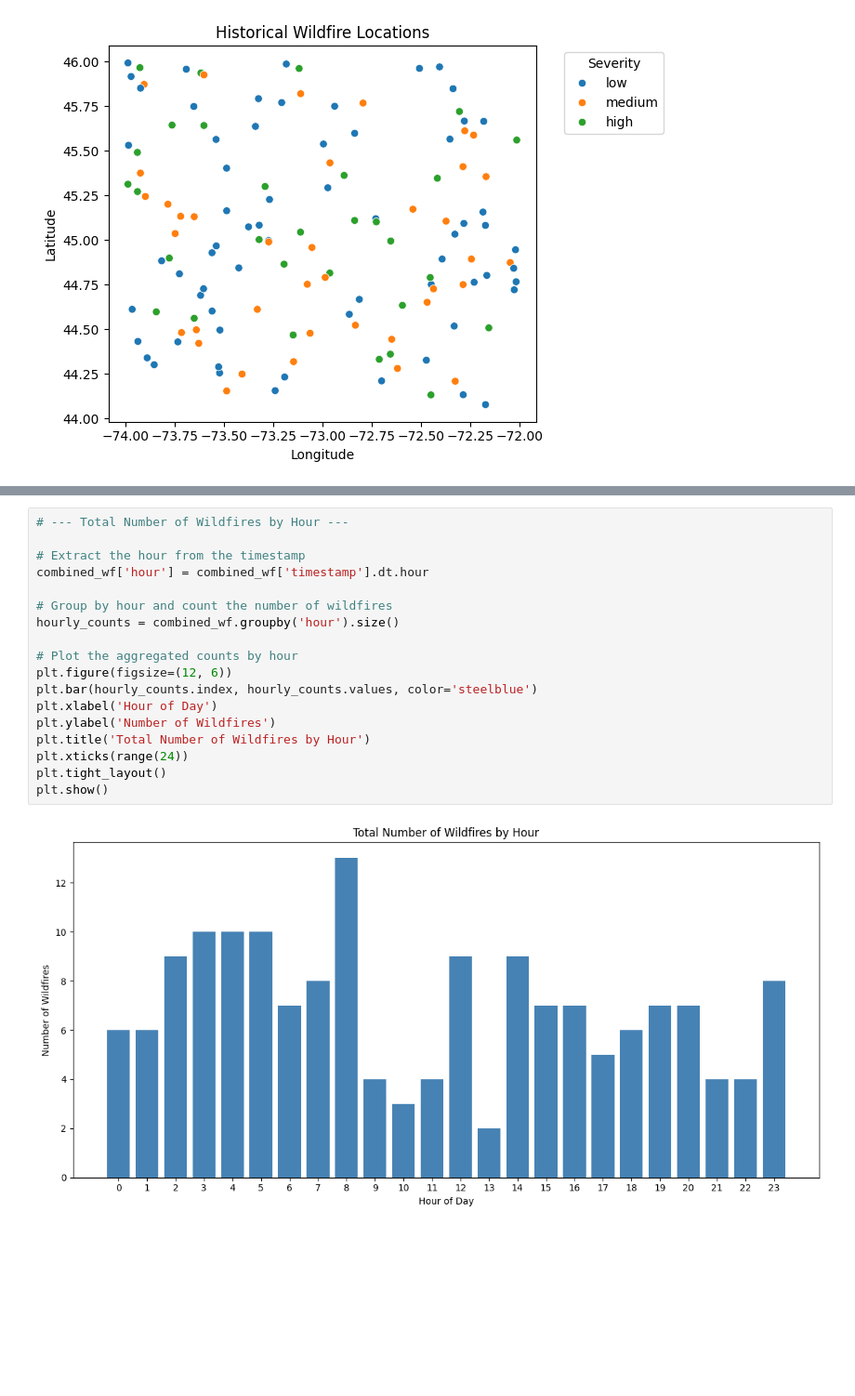
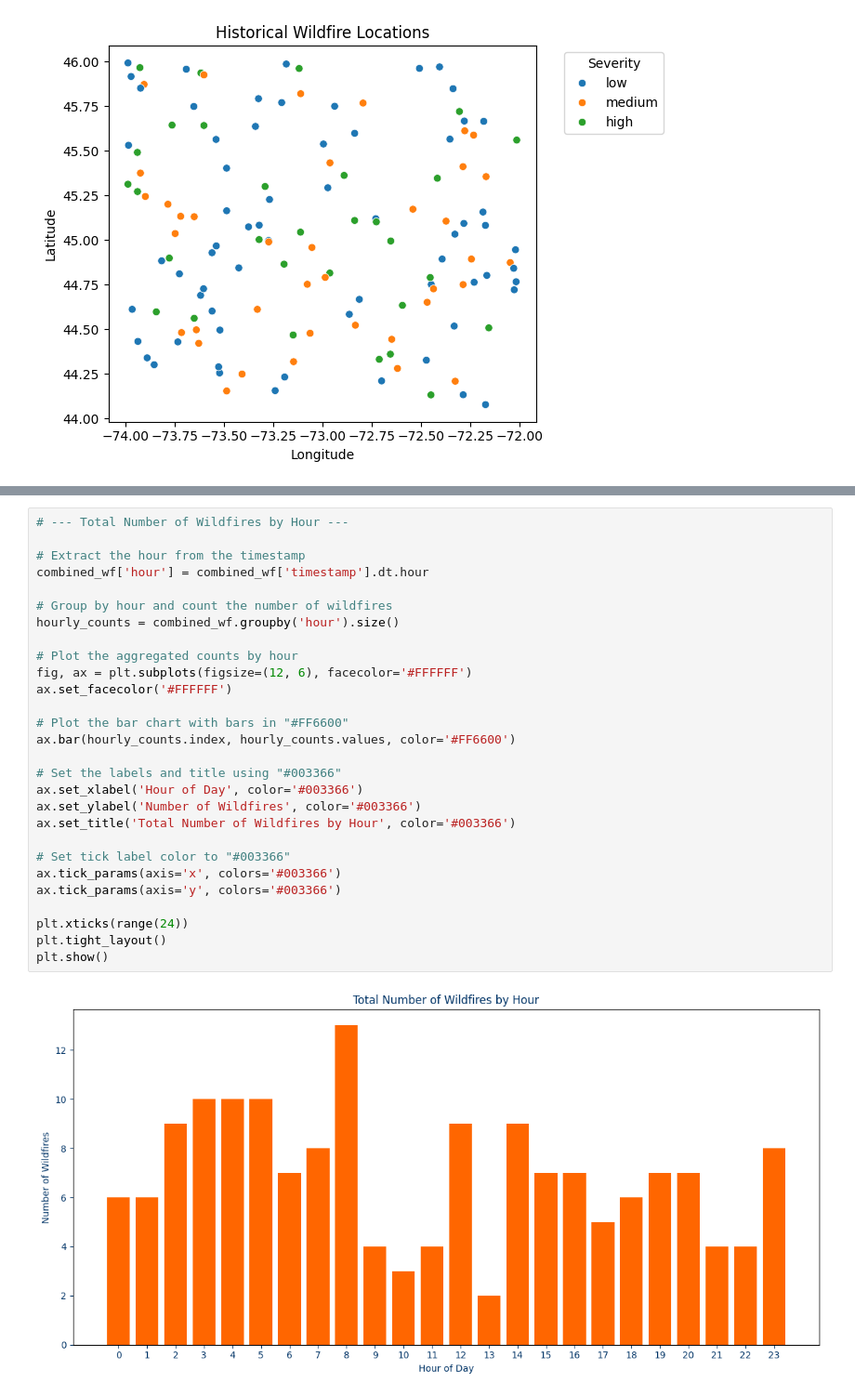
Before and after one commit to ParhamEsmaeily/SAP-CONUHACKS-IX, a Jupyter notebook: BackEnd/Part_1/preprocessData1.ipynb, the cells around one changed output, grey strips where cells are left out. Shown at 93% size. Cells and saved outputs as stored; diff of their text form; blank space fills up the shorter version.

```diff
--- a/BackEnd/Part_1/preprocessData1.ipynb
+++ b/BackEnd/Part_1/preprocessData1.ipynb
@@ -161,20 +172,30 @@ plt.show()
 # %%
 # --- Total Number of Wildfires by Hour ---
 
 # Extract the hour from the timestamp
 combined_wf['hour'] = combined_wf['timestamp'].dt.hour
 
 # Group by hour and count the number of wildfires
 hourly_counts = combined_wf.groupby('hour').size()
 
 # Plot the aggregated counts by hour
-plt.figure(figsize=(12, 6))
-plt.bar(hourly_counts.index, hourly_counts.values, color='steelblue')
-plt.xlabel('Hour of Day')
-plt.ylabel('Number of Wildfires')
-plt.title('Total Number of Wildfires by Hour')
+fig, ax = plt.subplots(figsize=(12, 6), facecolor='#FFFFFF')
+ax.set_facecolor('#FFFFFF')
+
+# Plot the bar chart with bars in "#FF6600"
+ax.bar(hourly_counts.index, hourly_counts.values, color='#FF6600')
+
+# Set the labels and title using "#003366"
+ax.set_xlabel('Hour of Day', color='#003366')
+ax.set_ylabel('Number of Wildfires', color='#003366')
+ax.set_title('Total Number of Wildfires by Hour', color='#003366')
+
+# Set tick label color to "#003366"
+ax.tick_params(axis='x', colors='#003366')
+ax.tick_params(axis='y', colors='#003366')
+
 plt.xticks(range(24))
 plt.tight_layout()
 plt.show()
 # %% [output]
-[figure, old version]
+[figure, new version]
```
Also changed, not shown: parts of 1 cell of this notebook, 2 other files.
